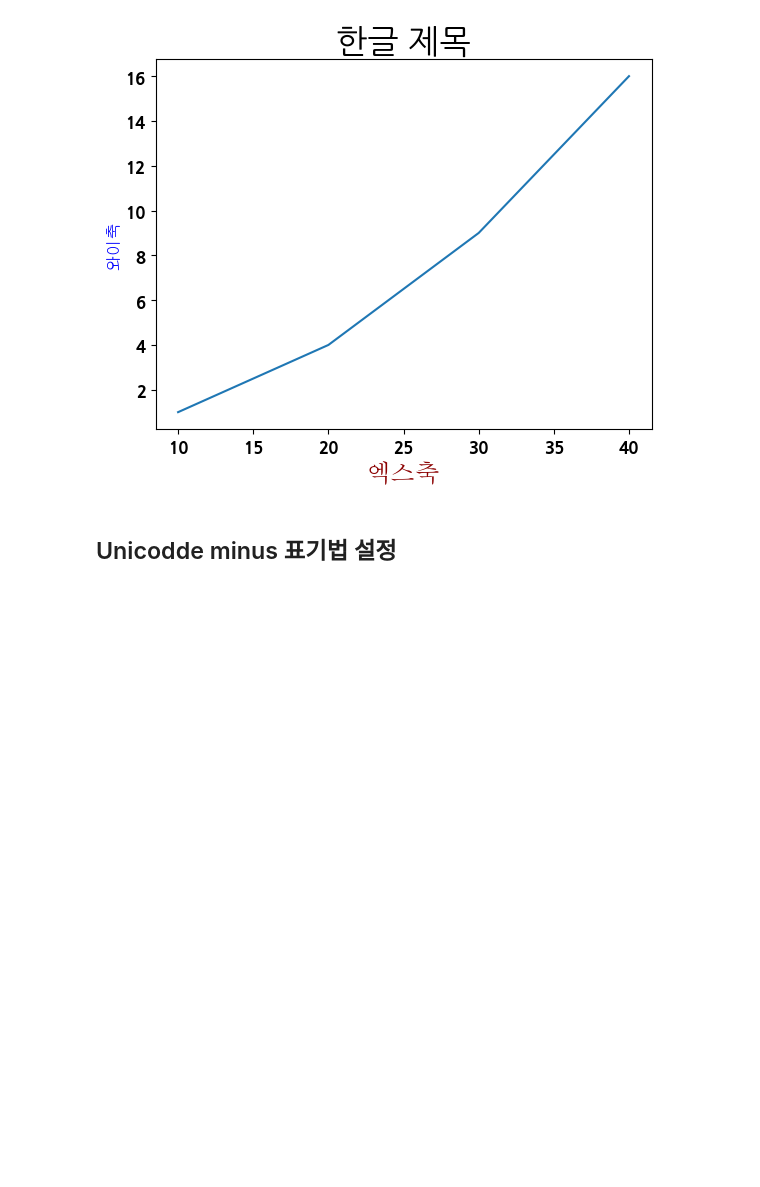
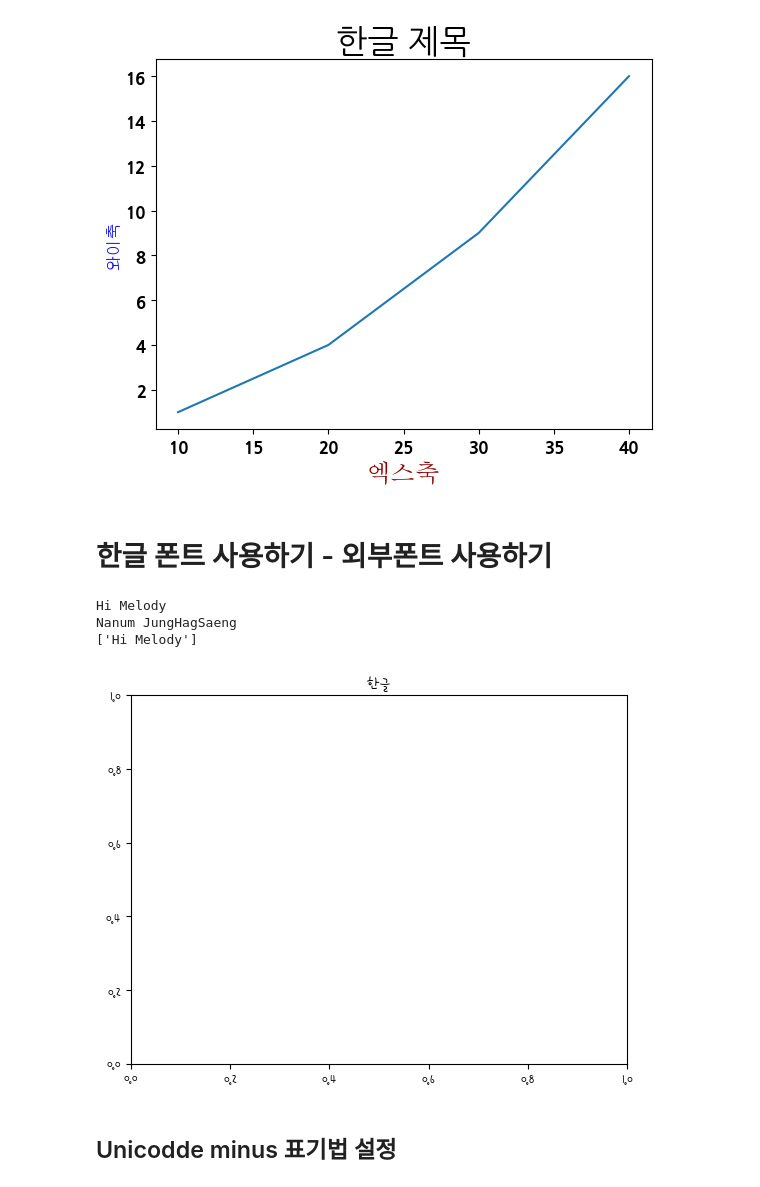
Before and after one commit to yuurinn9/pythonbasic, a Jupyter notebook: 19Matplotlib.ipynb, the cells around one changed output. Drawn from its saved outputs; the diff is of its cells as text; code cells hidden in the pictures; blank space fills up the shorter version.

```diff
--- a/19Matplotlib.ipynb
+++ b/19Matplotlib.ipynb
@@ -196,6 +198,31 @@ plt.ylabel("와이축", fontdict=ylabel_font)
 plt.show()
 # %% [output]
 [figure]
+# %% [markdown]
+# 한글 폰트 사용하기 - 외부폰트 사용하기
+# %%
+import matplotlib.font_manager as font_manager
+import matplotlib as mpl
+import matplotlib.pyplot as plt
+
+# Add every font at the specified location
+font_dir = ['C:/python/fonts']
+for font in font_manager.findSystemFonts(fontpaths=font_dir):
+    print(mpl.font_manager.FontProperties(fname=font).get_name()) # 폰트 찍어보기
+    font_manager.fontManager.addfont(font) #폰트 추가하기
+
+# Set font family globally
+mpl.rcParams['font.family'] = 'Hi Melody'
+print(mpl.rcParams['font.family'])
+# %% [output]
+Hi Melody
+Nanum JungHagSaeng
+['Hi Melody']
+# %%
+plt.title("한글")
+plt.show()
+# %% [output]
+[figure, added]
 # %% [markdown]
 ## Unicodde minus 표기법 설정
 # %% [markdown]
```
Also changed, not shown: parts of 66 cells of this notebook, 8 other files.
